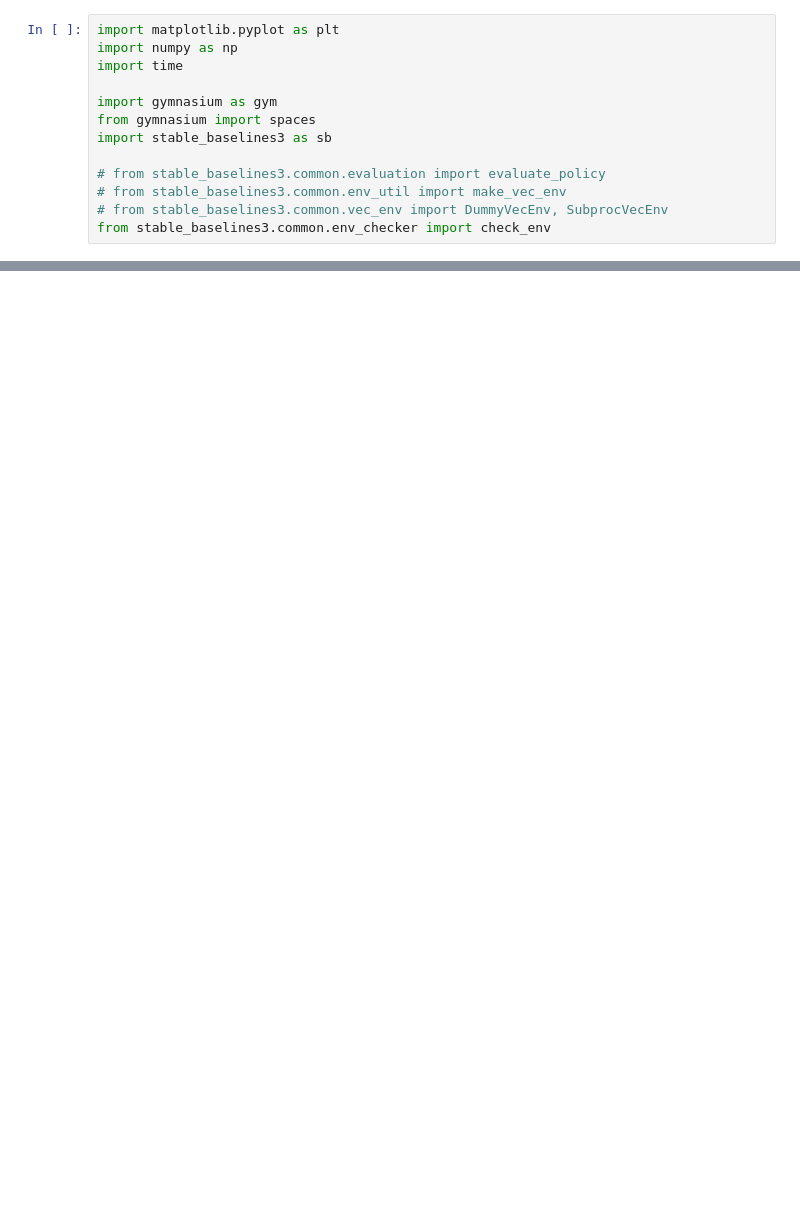
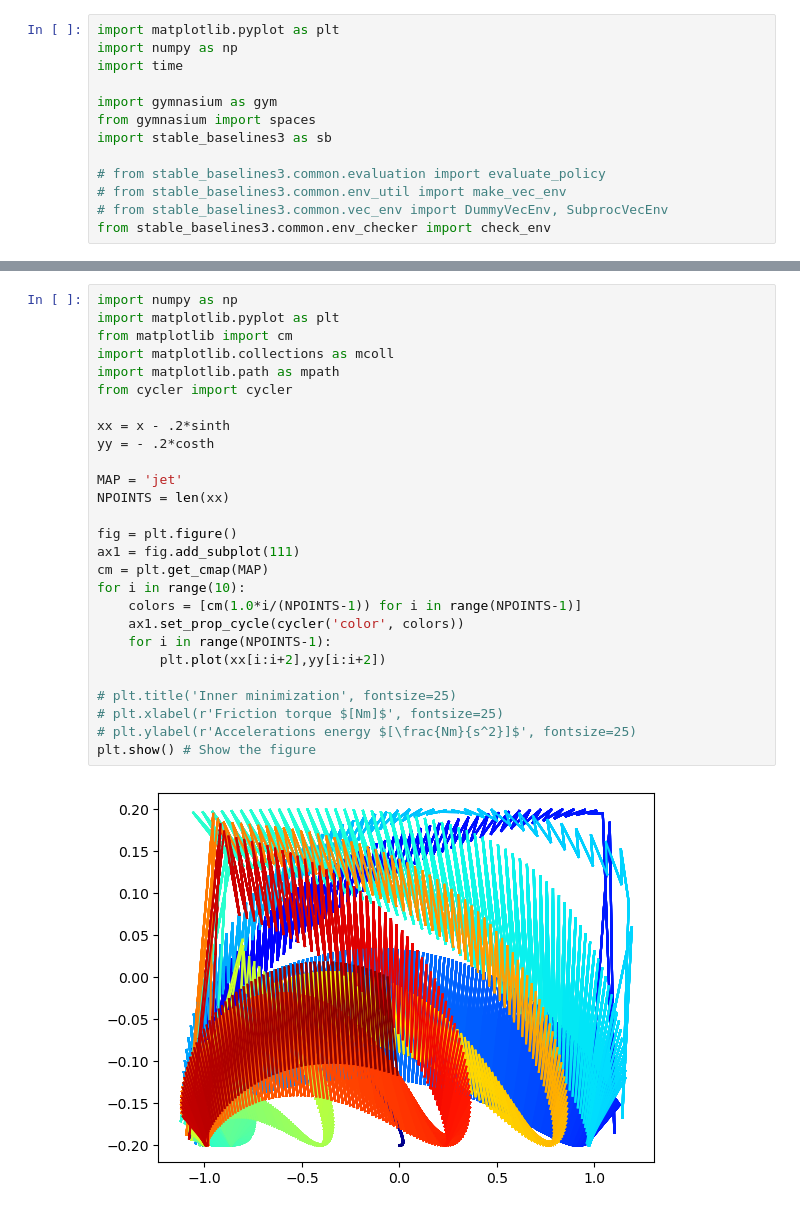
Before and after one commit to coNimaTo/Investigacion-I, a Jupyter notebook: Pendulo/pendulo_env.ipynb, the cells around one changed output, grey strips where cells are left out. Cells and saved outputs as stored; diff of their text form; blank space fills up the shorter version.

```diff
--- a/Pendulo/pendulo_env.ipynb
+++ b/Pendulo/pendulo_env.ipynb
@@ -106,0 +253,29 @@ plt.plot(crashed)
+# %%
+import numpy as np
+import matplotlib.pyplot as plt
+from matplotlib import cm
+import matplotlib.collections as mcoll
+import matplotlib.path as mpath
+from cycler import cycler
+
+xx = x - .2*sinth
+yy = - .2*costh
+
+MAP = 'jet'
+NPOINTS = len(xx)
+
+fig = plt.figure()
+ax1 = fig.add_subplot(111)
+cm = plt.get_cmap(MAP)
+for i in range(10):
+    colors = [cm(1.0*i/(NPOINTS-1)) for i in range(NPOINTS-1)]
+    ax1.set_prop_cycle(cycler('color', colors))
+    for i in range(NPOINTS-1):
+        plt.plot(xx[i:i+2],yy[i:i+2])
+
+# plt.title('Inner minimization', fontsize=25)
+# plt.xlabel(r'Friction torque $[Nm]$', fontsize=25)
+# plt.ylabel(r'Accelerations energy $[\frac{Nm}{s^2}]$', fontsize=25)
+plt.show() # Show the figure
+# %% [output]
+[figure, added]
```
Also changed, not shown: parts of 8 cells of this notebook, 4 other files.
